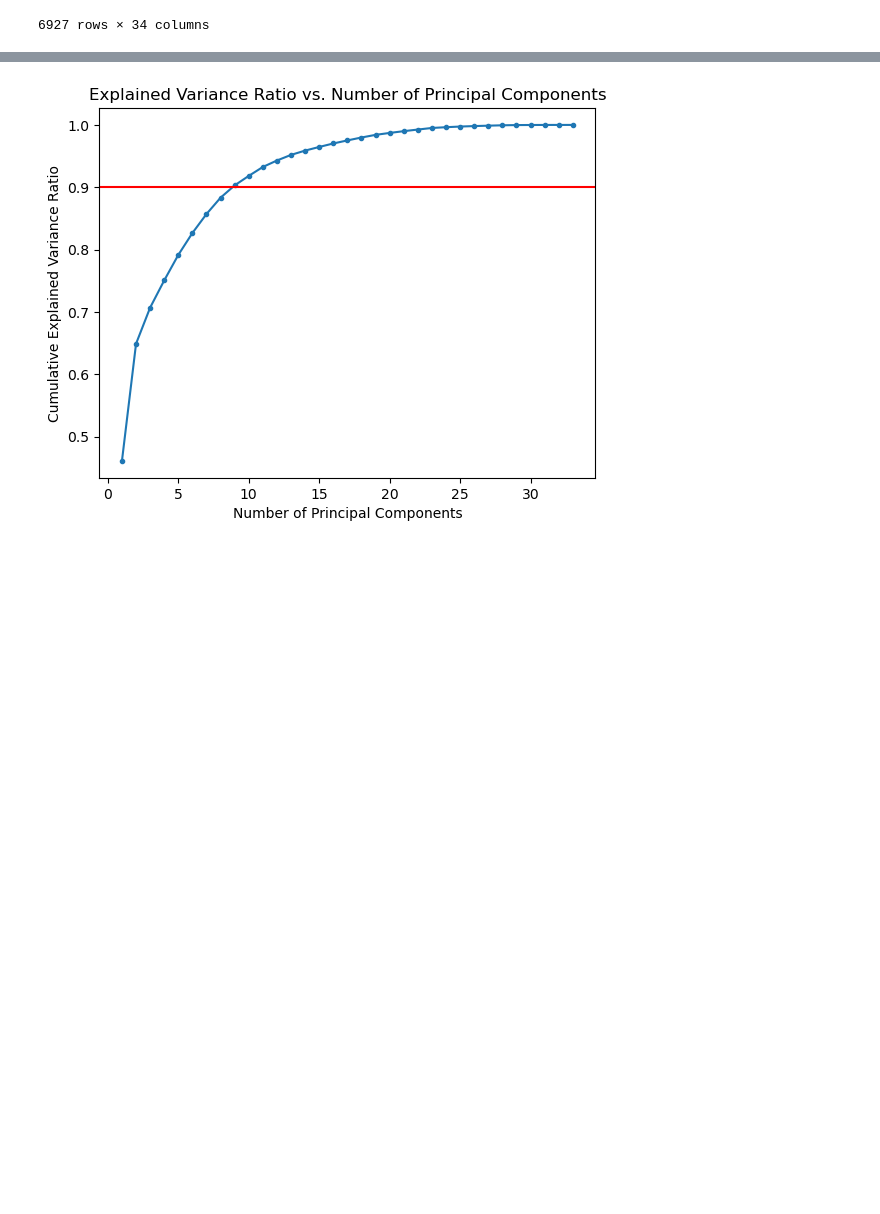
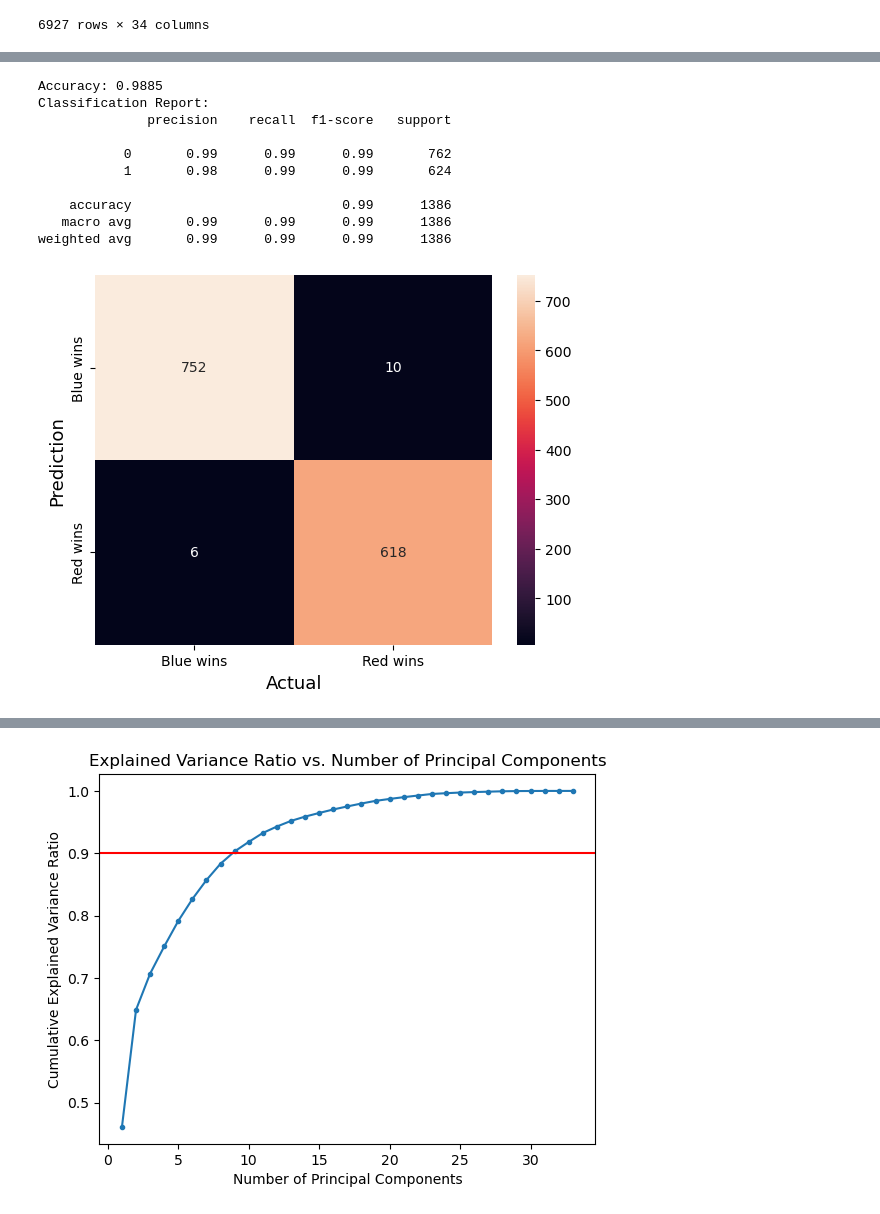
Before and after one commit to mohammad20306/Dissertation, a Jupyter notebook: ML.ipynb, the cells around one changed output, grey strips where cells are left out. Drawn from its saved outputs; the diff is of its cells as text; code cells hidden in the pictures; blank space fills up the shorter version.

```diff
--- a/ML.ipynb
+++ b/ML.ipynb
@@ -228,0 +228,24 @@ X_scaled = scaler.fit_transform(X)
+# %%
+print('Accuracy: {:.4f}'.format(logistic_reg_acc))
+print("Classification Report:")
+print(classification_report(y_test, y_pred))
+
+
+sns.heatmap(confusion_mat, annot=True, fmt='g',
+            xticklabels=['Blue wins','Red wins'],
+            yticklabels=['Blue wins','Red wins'])
+plt.ylabel('Prediction',fontsize=13)
+plt.xlabel('Actual',fontsize=13)
+plt.show()
+# %% [output]
+Accuracy: 0.9885
+Classification Report:
+              precision    recall  f1-score   support
+
+           0       0.99      0.99      0.99       762
+           1       0.98      0.99      0.99       624
+
+    accuracy                           0.99      1386
+   macro avg       0.99      0.99      0.99      1386
+weighted avg       0.99      0.99      0.99      1386
+[figure, added]
```
Also changed, not shown: parts of 25 cells of this notebook.
